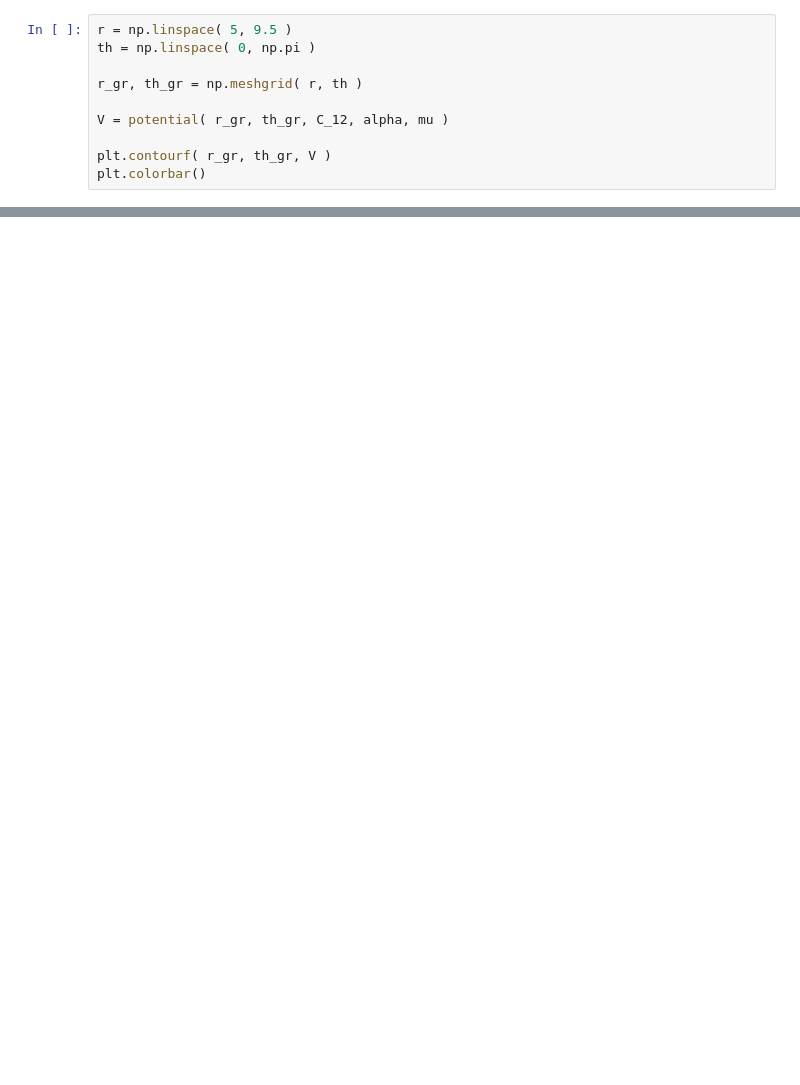
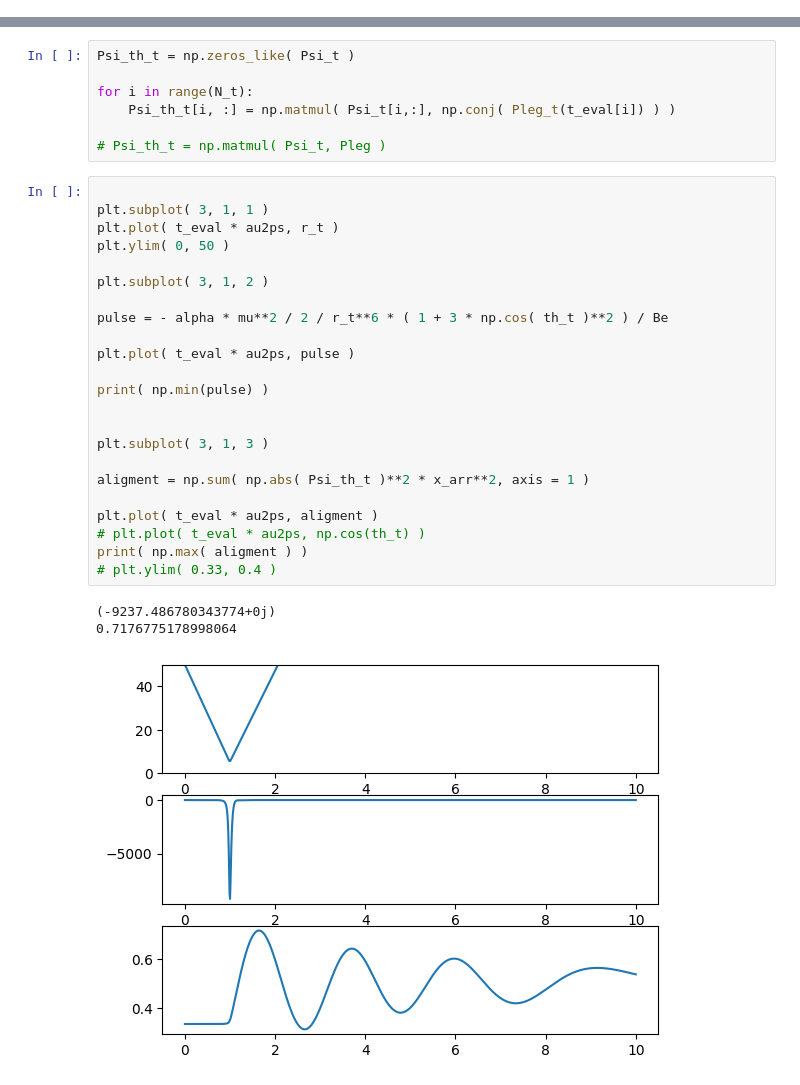
Before and after one commit to AK-Grabowsk3/NeOcs, a Jupyter notebook: analysis/Quasiclassical_calc.ipynb, the cells around one changed output, grey strips where cells are left out. Cells and saved outputs as stored; diff of their text form; blank space fills up the shorter version.

```diff
--- a/analysis/Quasiclassical_calc.ipynb
+++ b/analysis/Quasiclassical_calc.ipynb
@@ -88,10 +87,0 @@ lap = get_laplacian_matrix(N_states, 0)
-# %%
-r = np.linspace( 5, 9.5 )
-th = np.linspace( 0, np.pi )
-
-r_gr, th_gr = np.meshgrid( r, th )
-
-V = potential( r_gr, th_gr, C_12, alpha, mu )
-
-plt.contourf( r_gr, th_gr, V )
-plt.colorbar()
@@ -100,0 +193,34 @@ plt.colorbar()
+# %%
+Psi_th_t = np.zeros_like( Psi_t )
+
+for i in range(N_t):
+    Psi_th_t[i, :] = np.matmul( Psi_t[i,:], np.conj( Pleg_t(t_eval[i]) ) )
+
+# Psi_th_t = np.matmul( Psi_t, Pleg )
+# %%
+
+plt.subplot( 3, 1, 1 )
+plt.plot( t_eval * au2ps, r_t )
+plt.ylim( 0, 50 )
+
+plt.subplot( 3, 1, 2 )
+
+pulse = - alpha * mu**2 / 2 / r_t**6 * ( 1 + 3 * np.cos( th_t )**2 ) / Be
+
+plt.plot( t_eval * au2ps, pulse )
+
+print( np.min(pulse) )
+
+
+plt.subplot( 3, 1, 3 )
+
+aligment = np.sum( np.abs( Psi_th_t )**2 * x_arr**2, axis = 1 )
+
+plt.plot( t_eval * au2ps, aligment )
+# plt.plot( t_eval * au2ps, np.cos(th_t) )
+print( np.max( aligment ) )
+# plt.ylim( 0.33, 0.4 )
+# %% [output]
+(-9237.486780343774+0j)
+0.7176775178998064
+[figure, added]
```
Also changed, not shown: parts of 16 cells of this notebook, 2 other files.
